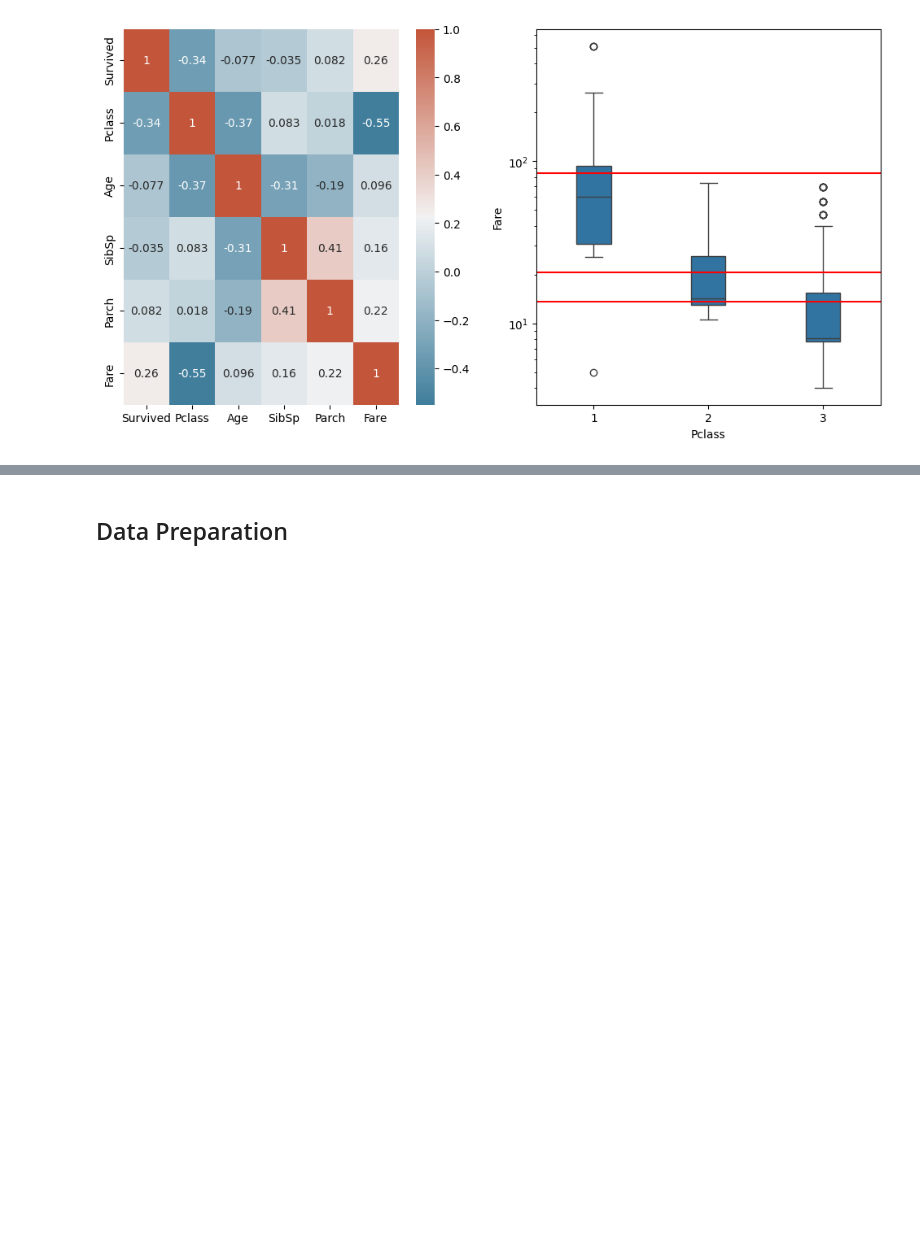
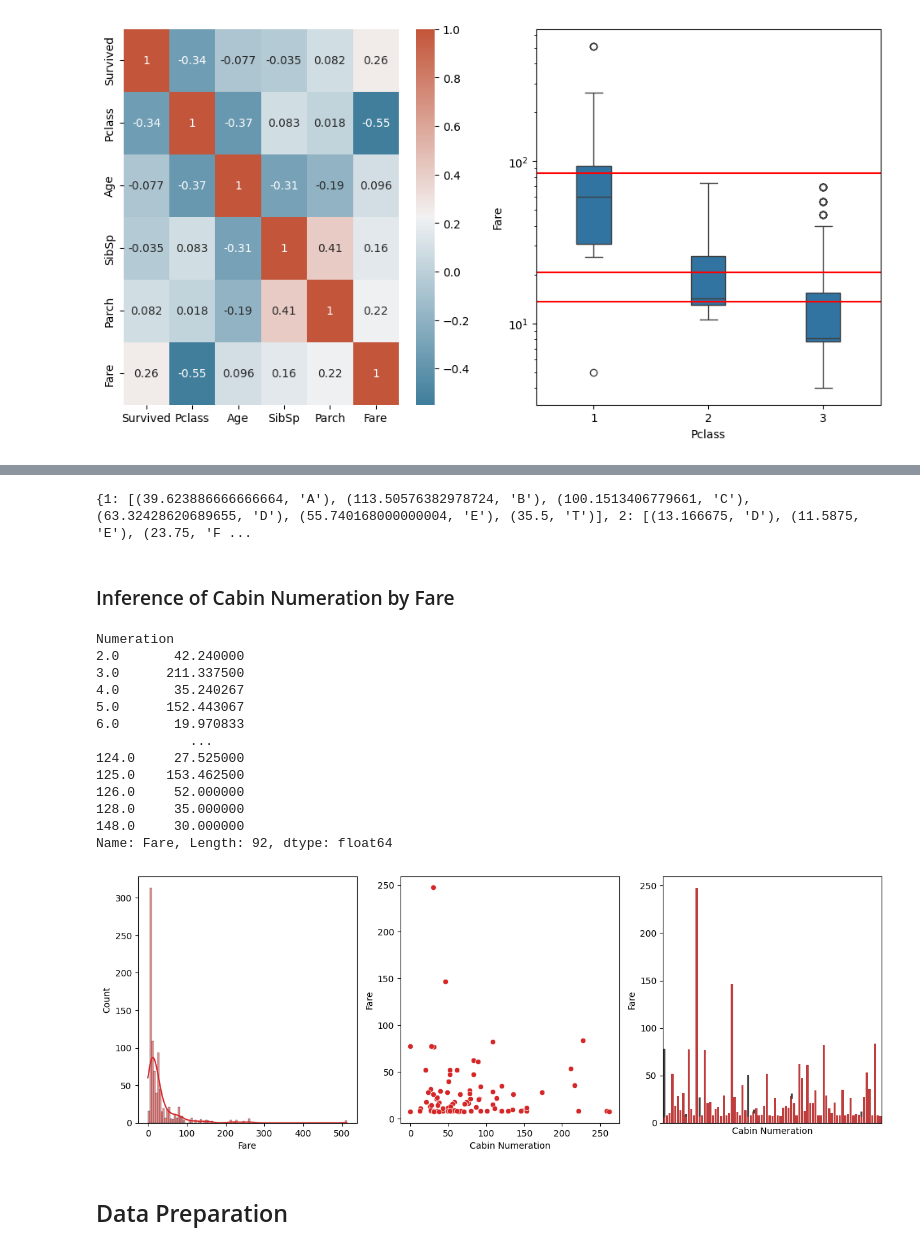
Before and after one commit to GabrielBifano/KaggleSubmissions, a Jupyter notebook: Titanic/script_stack.ipynb, the cells around one changed output, grey strips where cells are left out. Drawn from its saved outputs; the diff is of its cells as text; code cells hidden in the pictures; blank space fills up the shorter version.

```diff
--- a/Titanic/script_stack.ipynb
+++ b/Titanic/script_stack.ipynb
@@ -150,3 +213,54 @@ Name: Fare, dtype: float64
+# %%
+# retrieve every mean fare at (X, value), where 'X' is any category and 'value' is the class
+def match_class(d, value):
+    return [(v, k[0]) for k, v in d.items() if k[1] == value]
+
+# return a dict with the mean fare per class for every category
+def fill_all_matches(d, r=range(1, 4)):
+    return { i: match_class(d, i) for i in r }
+
+# Map every class to a list of tuples (category, mean fare)
+dict_cat_class = fill_all_matches( table_cat_pclass['Fare']['mean'].to_dict() )
+print(dict_cat_class)
+# %% [output]
+{1: [(39.623886666666664, 'A'), (113.50576382978724, 'B'), (100.1513406779661, 'C'), (63.32428620689655, 'D'), (55.740168000000004, 'E'), (35.5, 'T')], 2: [(13.166675, 'D'), (11.5875, 'E'), (23.75, 'F ...
+# %% [markdown]
+### Inference of Cabin Numeration by Fare
+# %%
+_y = raw_train['Fare']
+_x = raw_train.assign(Numeration = raw_train['Cabin'].str.extract(r'([A-Za-z])(\d+)', expand=False)[1].astype(float))\
+    .groupby('Numeration')['Fare'].mean()
+
+display(_x)
+
+fig, ax = plt.subplots(1, 3, figsize=(15, 5))
+sns.histplot(data=raw_train, x='Fare', kde=True, ax=ax[0], color='tab:red')
+sns.scatterplot(x=_x, y=_y, ax=ax[1], color='tab:red')
+sns.barplot(x=_x, y=_y, ax=ax[2], color='tab:red')
+ax[1].set_xlabel('Cabin Numeration')
+ax[2].tick_params(
+    axis='x',          # changes apply to the x-axis
+    which='both',      # both major and minor ticks are affected
+    bottom=False,      # ticks along the bottom edge are off
+    top=False,         # ticks along the top edge are off
+    labelbottom=False) # labels along the bottom edge are off
+ax[2].set_xlabel('Cabin Numeration')
+plt.show()
+# %% [output]
+Numeration
+2.0       42.240000
+3.0      211.337500
+4.0       35.240267
+5.0      152.443067
+6.0       19.970833
+            ...
+124.0     27.525000
+125.0    153.462500
+126.0     52.000000
+128.0     35.000000
+148.0     30.000000
+Name: Fare, Length: 92, dtype: float64
+[figure, added]
 # %% [markdown]
 ## Data Preparation
 # %%
```
Also changed, not shown: parts of 12 cells of this notebook.
